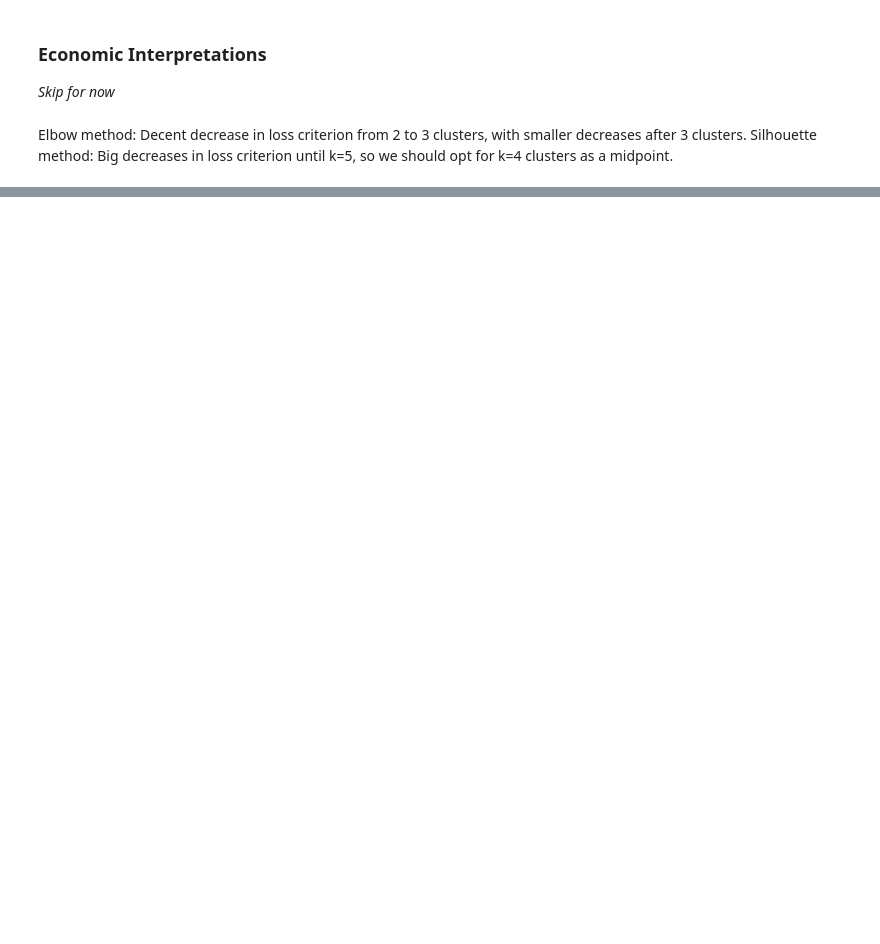
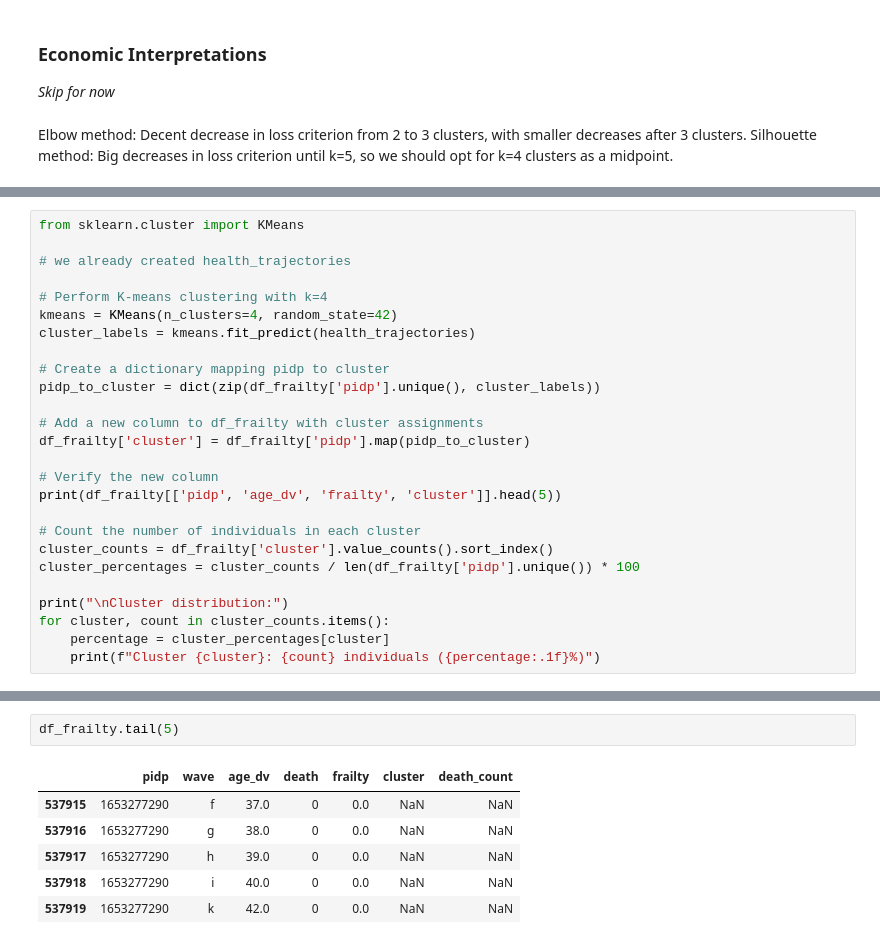
Before and after one commit to GJQu/EssexDissertation, a Jupyter notebook: k_means.ipynb, the cells around one changed output, grey strips where cells are left out. Drawn from its saved outputs; the diff is of its cells as text; blank space fills up the shorter version.

```diff
--- a/k_means.ipynb
+++ b/k_means.ipynb
@@ -134,0 +137,26 @@ Describing the characteristics of each of your K=4 clusters i.e. show their:
+# %%
+from sklearn.cluster import KMeans
+
+# we already created health_trajectories
+
+# Perform K-means clustering with k=4
+kmeans = KMeans(n_clusters=4, random_state=42)
+cluster_labels = kmeans.fit_predict(health_trajectories)
+
+# Create a dictionary mapping pidp to cluster
+pidp_to_cluster = dict(zip(df_frailty['pidp'].unique(), cluster_labels))
+
+# Add a new column to df_frailty with cluster assignments
+df_frailty['cluster'] = df_frailty['pidp'].map(pidp_to_cluster)
+
+# Verify the new column
+print(df_frailty[['pidp', 'age_dv', 'frailty', 'cluster']].head(5))
+
+# Count the number of individuals in each cluster
+cluster_counts = df_frailty['cluster'].value_counts().sort_index()
+cluster_percentages = cluster_counts / len(df_frailty['pidp'].unique()) * 100
+
+print("\nCluster distribution:")
+for cluster, count in cluster_counts.items():
+    percentage = cluster_percentages[cluster]
+    print(f"Cluster {cluster}: {count} individuals ({percentage:.1f}%)")
@@ -134,0 +181,9 @@ Describing the characteristics of each of your K=4 clusters i.e. show their:
+# %%
+df_frailty.tail(5)
+# %% [output]
+|  | pidp | wave | age_dv | death | frailty | cluster | death_count |
+| 537915 | 1653277290 | f | 37.0 | 0 | 0.0 | NaN | NaN |
+| 537916 | 1653277290 | g | 38.0 | 0 | 0.0 | NaN | NaN |
+| 537917 | 1653277290 | h | 39.0 | 0 | 0.0 | NaN | NaN |
+| 537918 | 1653277290 | i | 40.0 | 0 | 0.0 | NaN | NaN |
+| 537919 | 1653277290 | k | 42.0 | 0 | 0.0 | NaN | NaN |
```
Also changed, not shown: parts of 6 cells of this notebook, 1 other file.
